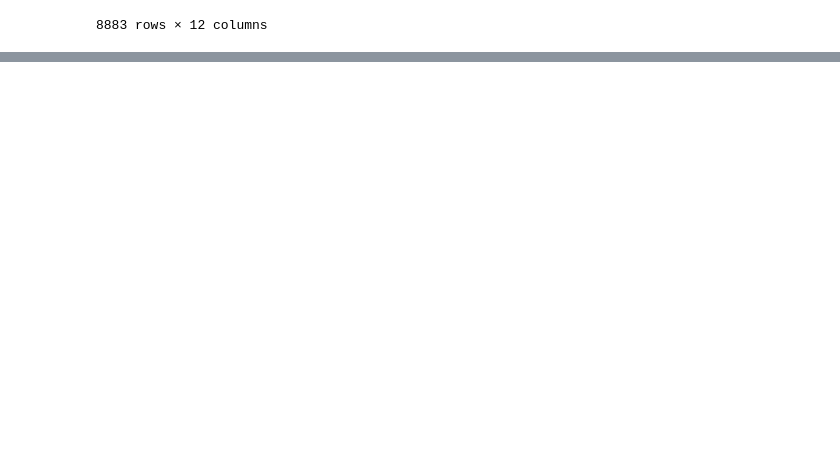
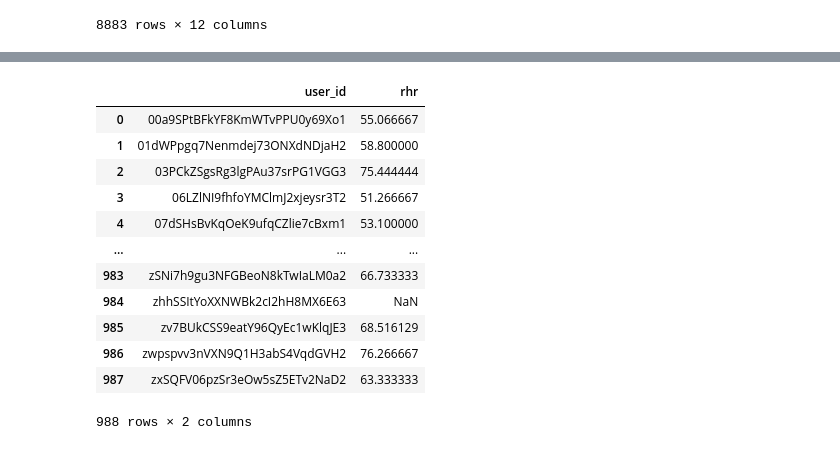
Before and after one commit to Unluckystrawberry/AI-group-E, a Jupyter notebook: data_reading.ipynb, the cells around one changed output, grey strips where cells are left out. Saved outputs shown, nothing was run; the diff lists cells and outputs as text; code cells hidden in the pictures; blank space fills up the shorter version.

Commit message:
mean value of rhr (Covid and non-Covid)

```diff
--- a/data_reading.ipynb
+++ b/data_reading.ipynb
@@ -349,0 +312,26 @@ data_2_4
+# %%
+date_merged_1and9 = pd.merge(df_1,df_9,on= 'user_id', how = 'left')
+date_merged_1and9 = date_merged_1and9.iloc[:,:4]
+date_merged_1and9["date_illness"] = pd.to_datetime(date_merged_1and9["date_illness"]).dt.date
+date_merged_1and9['dateTime'] = date_merged_1and9['dateTime'].dt.date
+date_merged_1and9['difference'] = (date_merged_1and9['dateTime'] - date_merged_1and9['date_illness']).dt.days
+date_merged_1and9_rhr = date_merged_1and9[(date_merged_1and9['difference'] > -8) & (date_merged_1and9['difference'] < 8)]
+df_grouped_rhr = date_merged_1and9_rhr.groupby('user_id')
+df_mean_rhr = df_grouped['rhr'].mean()
+df_result_rhr = df_mean.reset_index()
+# %%
+df_result_rhr
+# %% [output]
+|  | user_id | rhr |
+| 0 | 00a9SPtBFkYF8KmWTvPPU0y69Xo1 | 55.066667 |
+| 1 | 01dWPpgq7Nenmdej73ONXdNDjaH2 | 58.800000 |
+| 2 | 03PCkZSgsRg3lgPAu37srPG1VGG3 | 75.444444 |
+| 3 | 06LZlNI9fhfoYMClmJ2xjeysr3T2 | 51.266667 |
+| 4 | 07dSHsBvKqOeK9ufqCZlie7cBxm1 | 53.100000 |
+| ... | ... | ... |
+| 983 | zSNi7h9gu3NFGBeoN8kTwIaLM0a2 | 66.733333 |
+| 984 | zhhSSItYoXXNWBk2cI2hH8MX6E63 | NaN |
+| 985 | zv7BUkCSS9eatY96QyEc1wKlqJE3 | 68.516129 |
+| 986 | zwpspvv3nVXN9Q1H3abS4VqdGVH2 | 76.266667 |
+| 987 | zxSQFV06pzSr3eOw5sZ5ETv2NaD2 | 63.333333 |
+988 rows × 2 columns
```
Also changed, not shown: parts of 8 cells of this notebook.
